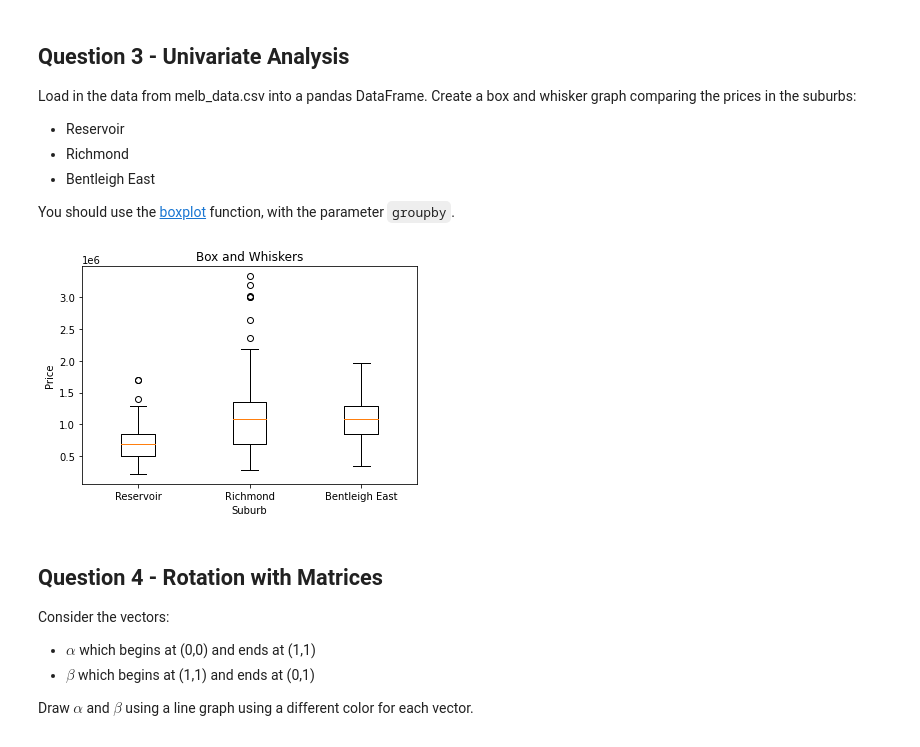
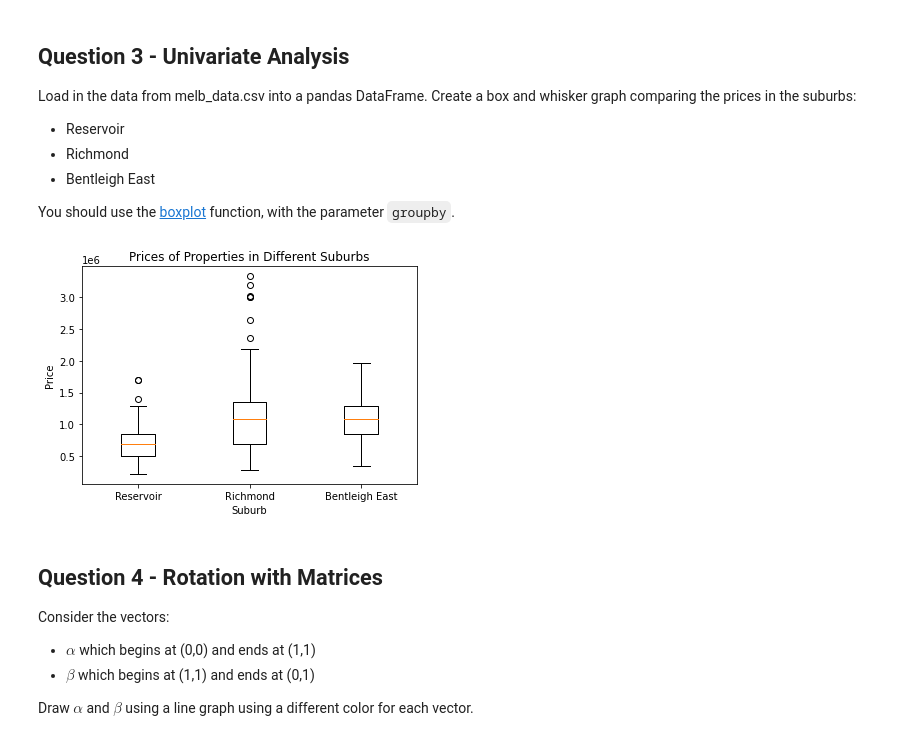
Before and after one commit to alex-chiu/CS329E-Data-Analytics, a Jupyter notebook: HW2/329e_HW2.ipynb, the cells around one changed output. Drawn from its saved outputs; the diff is of its cells as text; code cells hidden in the pictures.

```diff
--- a/HW2/329e_HW2.ipynb
+++ b/HW2/329e_HW2.ipynb
@@ -69,15 +71,16 @@ You should use the [boxplot](https://pandas.pydata.org/pandas-docs/stable/refere
 #plt.boxplot([reservoir,richmond,bentleigh],labels = ["Reservoir","Richmond","Bentleigh East"] )
 #plt.show()
 # %%
+df = pd.read_csv("melb_data.csv")
 groupbySub = df.groupby("Suburb")["Price"]
 
 plt.boxplot([groupbySub.get_group("Reservoir"),groupbySub.get_group("Richmond"),groupbySub.get_group("Bentleigh East")],labels = ["Reservoir","Richmond","Bentleigh East"] )
 plt.xlabel("Suburb")
 plt.ylabel("Price")
-plt.title("Box and Whiskers")
+plt.title("Prices of Properties in Different Suburbs")
 plt.show()
 # %% [output]
-[figure, old version]
+[figure, new version]
 # %% [markdown]
 ## Question 4 - Rotation with Matrices
 
```
Also changed, not shown: parts of 5 cells of this notebook.
